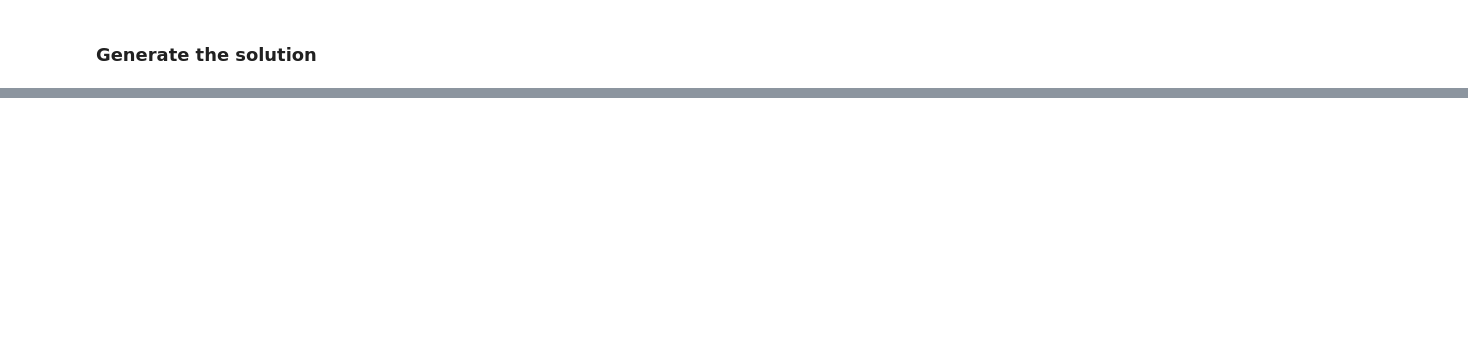
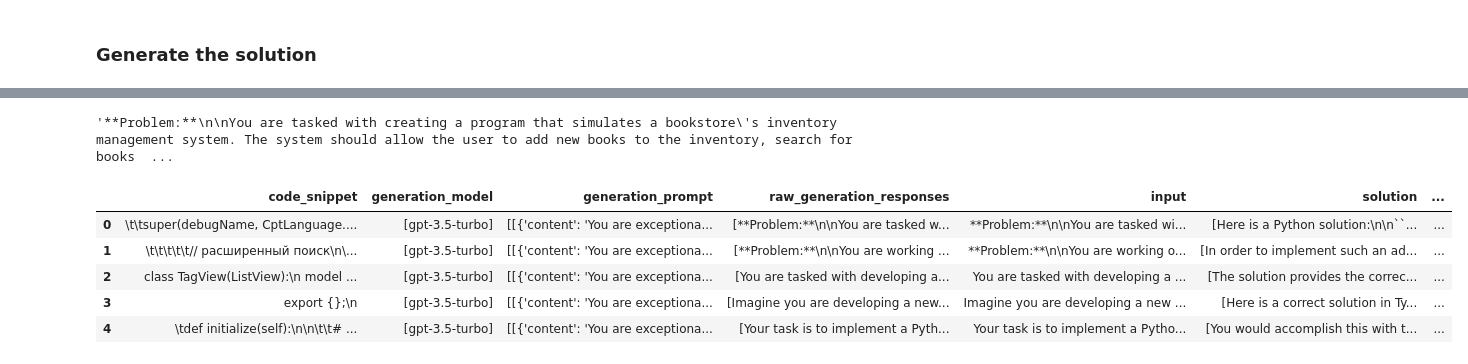
Before and after one commit to argilla-io/distilabel-workbench, a Jupyter notebook: disticoder/review-disticoder.ipynb, the cells around one changed output, grey strips where cells are left out. Cells and saved outputs as stored; diff of their text form; code cells hidden in the pictures; blank space fills up the shorter version.

```diff
--- a/disticoder/review-disticoder.ipynb
+++ b/disticoder/review-disticoder.ipynb
@@ -380,0 +462,4 @@ pipe_generation_solutions = Pipeline(
+# %%
+oss_instruct_ds_new[0]["input"]
+# %% [output]
+'**Problem:**\n\nYou are tasked with creating a program that simulates a bookstore\'s inventory management system. The system should allow the user to add new books to the inventory, search for books  ...
@@ -380,0 +468,11 @@ pipe_generation_solutions = Pipeline(
+# %%
+cosa = load_dataset("argilla/oss-instruct-solutions-step-2-magicoder", split="train")
+# %%
+cosa.to_pandas().head()#["input"].isna().sum()
+# %% [output]
+|  | code_snippet | generation_model | generation_prompt | raw_generation_responses | input | solution | ... |
+| 0 | \t\tsuper(debugName, CptLanguage.... | [gpt-3.5-turbo] | [[{'content': 'You are exceptiona... | [**Problem:**\n\nYou are tasked w... | **Problem:**\n\nYou are tasked wi... | [Here is a Python solution:\n\n``... | ... |
+| 1 | \t\t\t\t\t// расширенный поиск\n\... | [gpt-3.5-turbo] | [[{'content': 'You are exceptiona... | [**Problem:**\n\nYou are working ... | **Problem:**\n\nYou are working o... | [In order to implement such an ad... | ... |
+| 2 | class TagView(ListView):\n model ... | [gpt-3.5-turbo] | [[{'content': 'You are exceptiona... | [You are tasked with developing a... | You are tasked with developing a ... | [The solution provides the correc... | ... |
+| 3 | export {};\n | [gpt-3.5-turbo] | [[{'content': 'You are exceptiona... | [Imagine you are developing a new... | Imagine you are developing a new ... | [Here is a correct solution in Ty... | ... |
+| 4 | \tdef initialize(self):\n\n\t\t# ... | [gpt-3.5-turbo] | [[{'content': 'You are exceptiona... | [Your task is to implement a Pyth... | Your task is to implement a Pytho... | [You would accomplish this with t... | ... |
```
Also changed, not shown: parts of 67 cells of this notebook, 2 other files.
